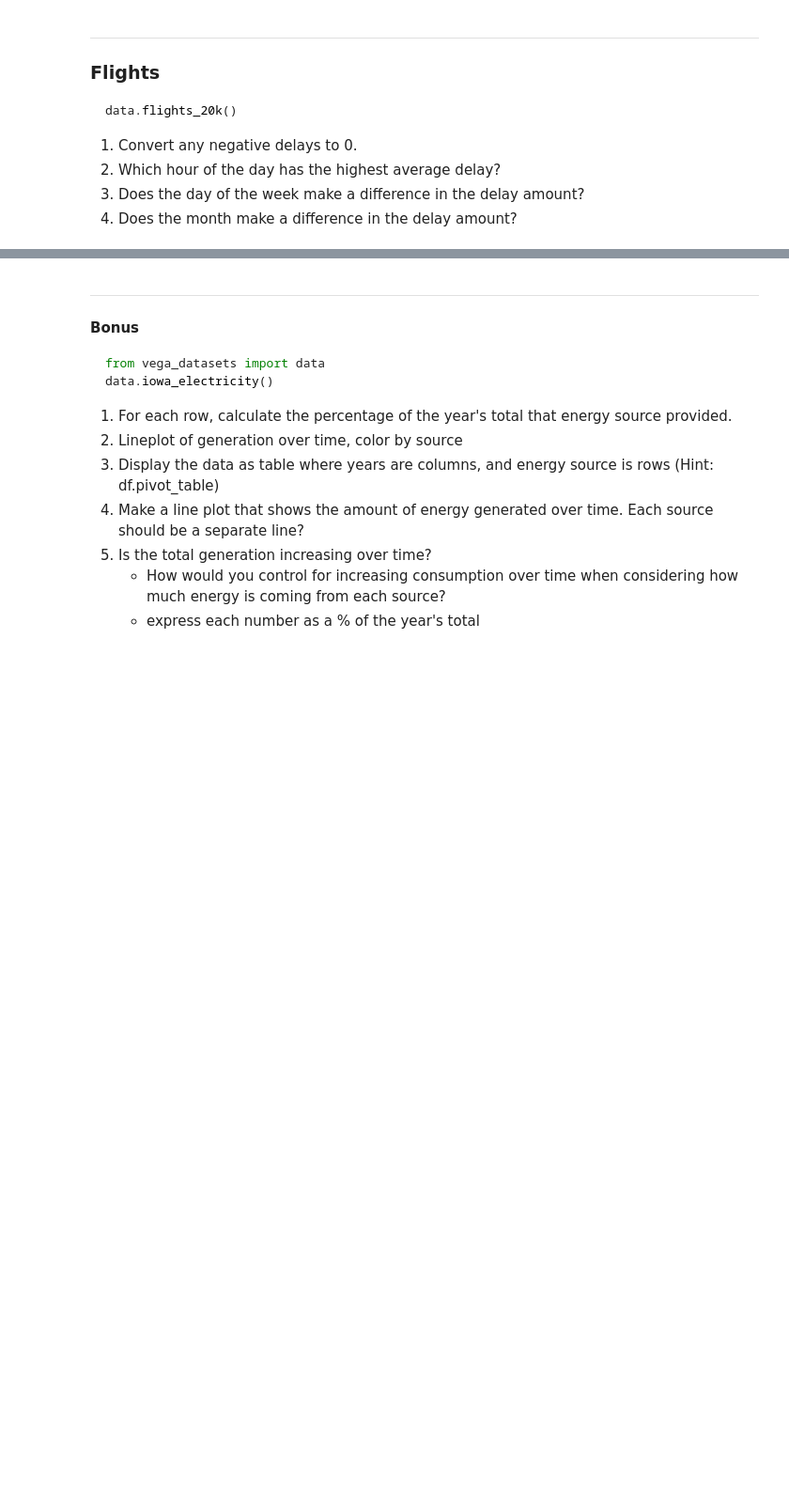
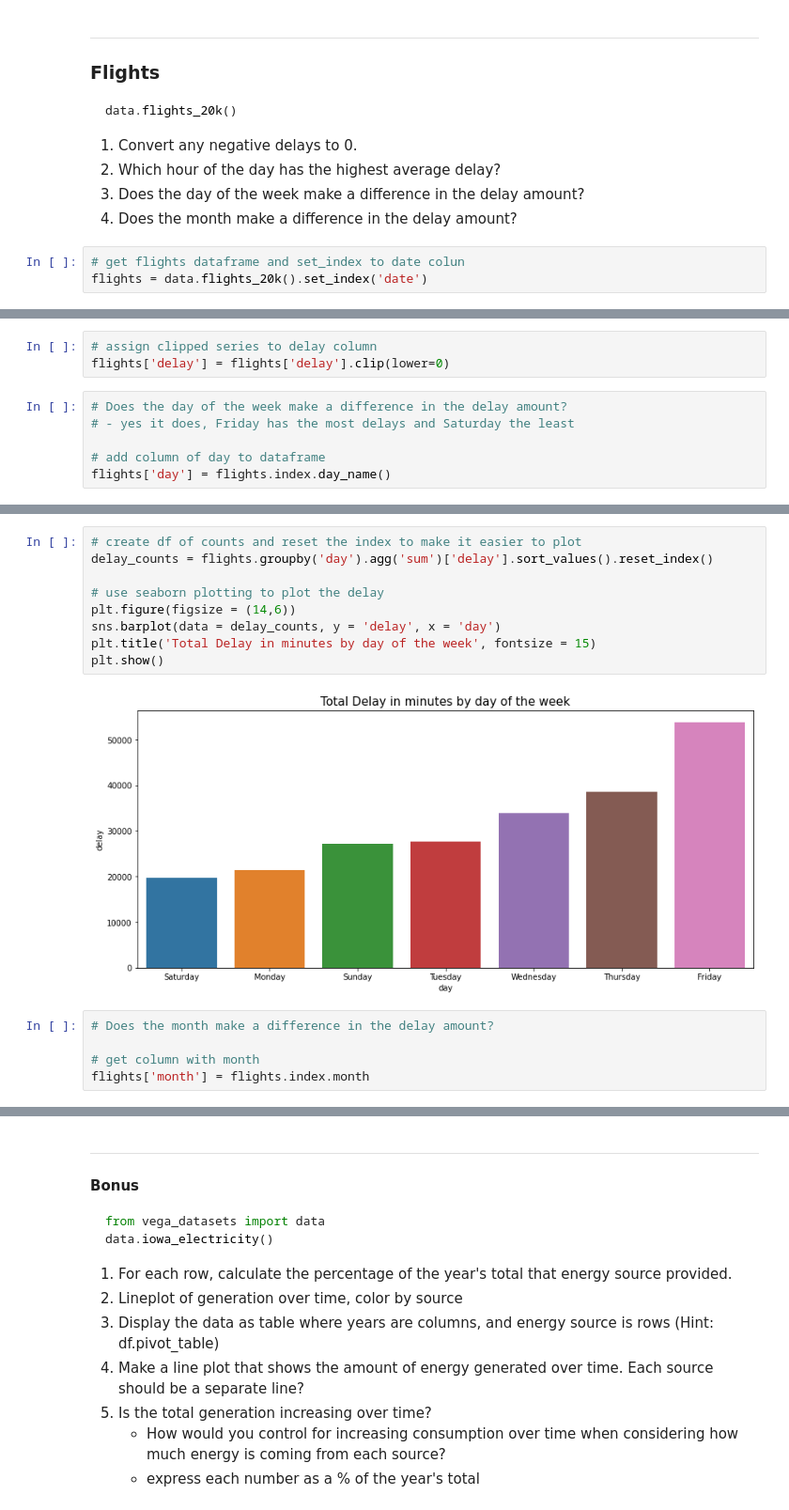
Before and after one commit to HeatherOrtegaMcMillan/time-series-exercises, a Jupyter notebook: exercises_time_series.ipynb, the cells around one changed output, grey strips where cells are left out. Shown at 94% size. Saved outputs shown, nothing was run; the diff lists cells and outputs as text; blank space fills up the shorter version.

```diff
--- a/exercises_time_series.ipynb
+++ b/exercises_time_series.ipynb
@@ -237,3 +328,6 @@ data.flights_20k()
 2. Which hour of the day has the highest average delay?
 3. Does the day of the week make a difference in the delay amount?
 4. Does the month make a difference in the delay amount?
+# %%
+# get flights dataframe and set_index to date colun
+flights = data.flights_20k().set_index('date')
@@ -239,0 +370,9 @@ data.flights_20k()
+# %%
+# assign clipped series to delay column
+flights['delay'] = flights['delay'].clip(lower=0)
+# %%
+# Does the day of the week make a difference in the delay amount?
+# - yes it does, Friday has the most delays and Saturday the least
+
+# add column of day to dataframe
+flights['day'] = flights.index.day_name()
@@ -239,0 +392,16 @@ data.flights_20k()
+# %%
+# create df of counts and reset the index to make it easier to plot
+delay_counts = flights.groupby('day').agg('sum')['delay'].sort_values().reset_index()
+
+# use seaborn plotting to plot the delay
+plt.figure(figsize = (14,6))
+sns.barplot(data = delay_counts, y = 'delay', x = 'day')
+plt.title('Total Delay in minutes by day of the week', fontsize = 15)
+plt.show()
+# %% [output]
+[figure, added]
+# %%
+# Does the month make a difference in the delay amount?
+
+# get column with month
+flights['month'] = flights.index.month
```
Also changed, not shown: parts of 18 cells of this notebook.
